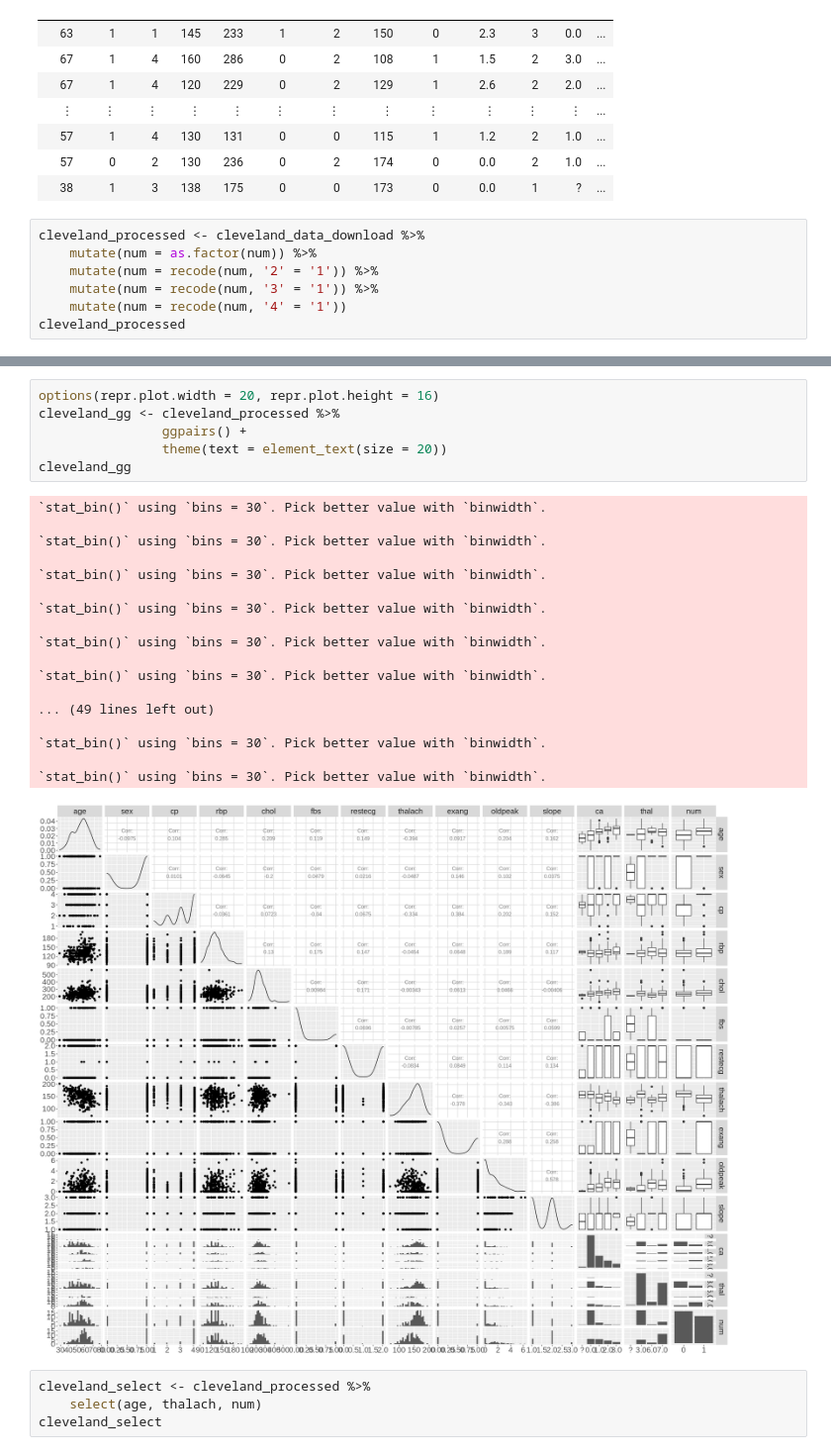
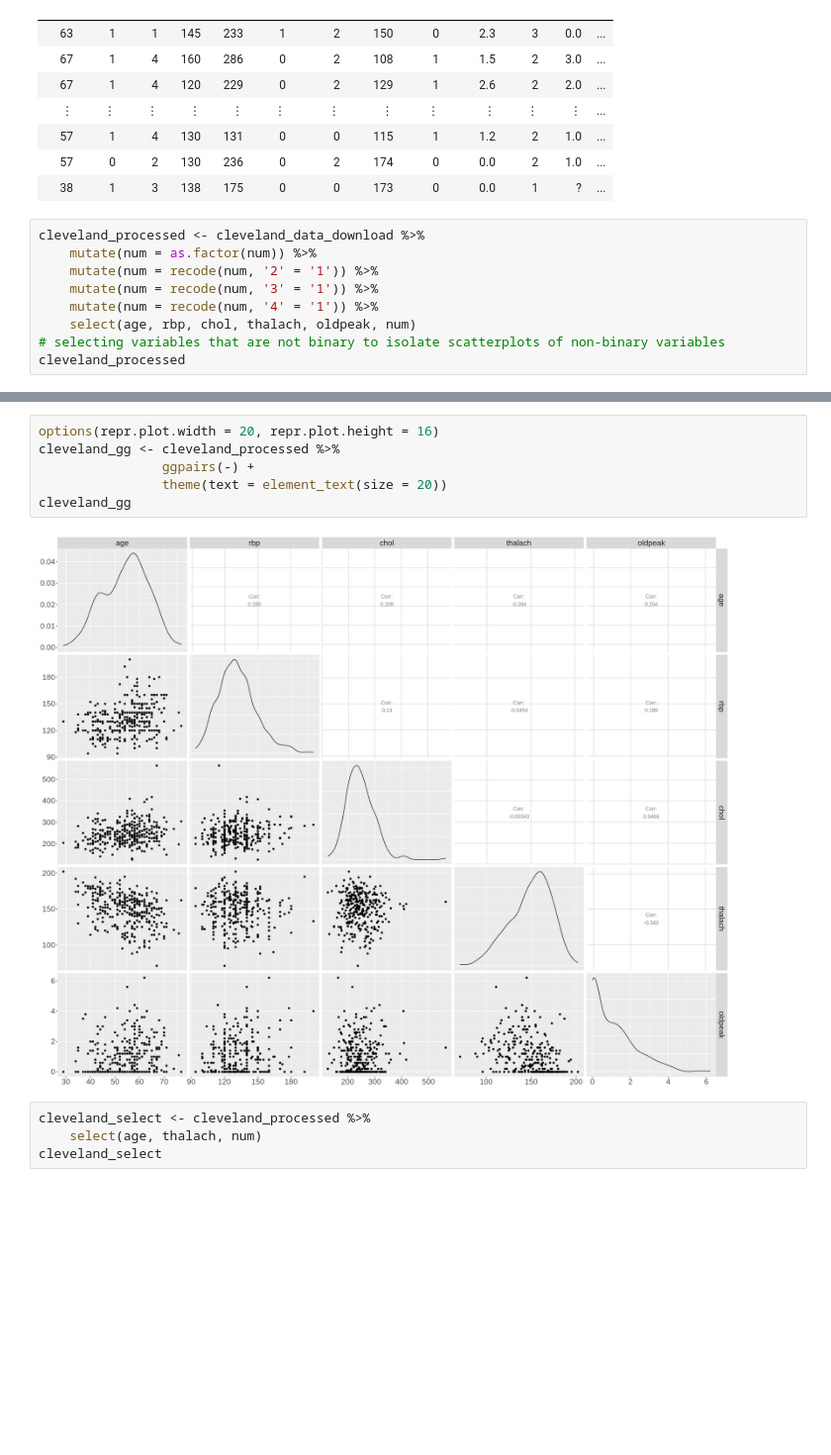
Before and after one commit to yun-sky/Heart-Failure-Report, a Jupyter notebook: Report.ipynb, the cells around one changed output, grey strips where cells are left out. Shown at 99% size. Cells and saved outputs as stored; diff of their text form; blank space fills up the shorter version.

Commit message:
changes ggpairs

```diff
--- a/Report.ipynb
+++ b/Report.ipynb
@@ -76,6 +76,8 @@ cleveland_processed <- cleveland_data_download %>%
     mutate(num = as.factor(num)) %>%
     mutate(num = recode(num, '2' = '1')) %>%
     mutate(num = recode(num, '3' = '1')) %>%
-    mutate(num = recode(num, '4' = '1'))
+    mutate(num = recode(num, '4' = '1')) %>%
+    select(age, rbp, chol, thalach, oldpeak, num)
+# selecting variables that are not binary to isolate scatterplots of non-binary variables
 cleveland_processed
 # %% [output]
@@ -92,28 +94,11 @@ A spec_tbl_df: 303 × 14
 # %%
 options(repr.plot.width = 20, repr.plot.height = 16)
 cleveland_gg <- cleveland_processed %>%
-                ggpairs() +
+                ggpairs(-) +
                 theme(text = element_text(size = 20))
 cleveland_gg
 # %% [output]
-`stat_bin()` using `bins = 30`. Pick better value with `binwidth`.
-
-`stat_bin()` using `bins = 30`. Pick better value with `binwidth`.
-
-`stat_bin()` using `bins = 30`. Pick better value with `binwidth`.
-
-`stat_bin()` using `bins = 30`. Pick better value with `binwidth`.
-
-`stat_bin()` using `bins = 30`. Pick better value with `binwidth`.
-
-`stat_bin()` using `bins = 30`. Pick better value with `binwidth`.
-
-... (49 lines left out)
-
-`stat_bin()` using `bins = 30`. Pick better value with `binwidth`.
-
-`stat_bin()` using `bins = 30`. Pick better value with `binwidth`.
-[figure, old version]
+[figure, new version]
 # %%
 cleveland_select <- cleveland_processed %>%
     select(age, thalach, num)
```
Also changed, not shown: parts of 1 cell of this notebook.
